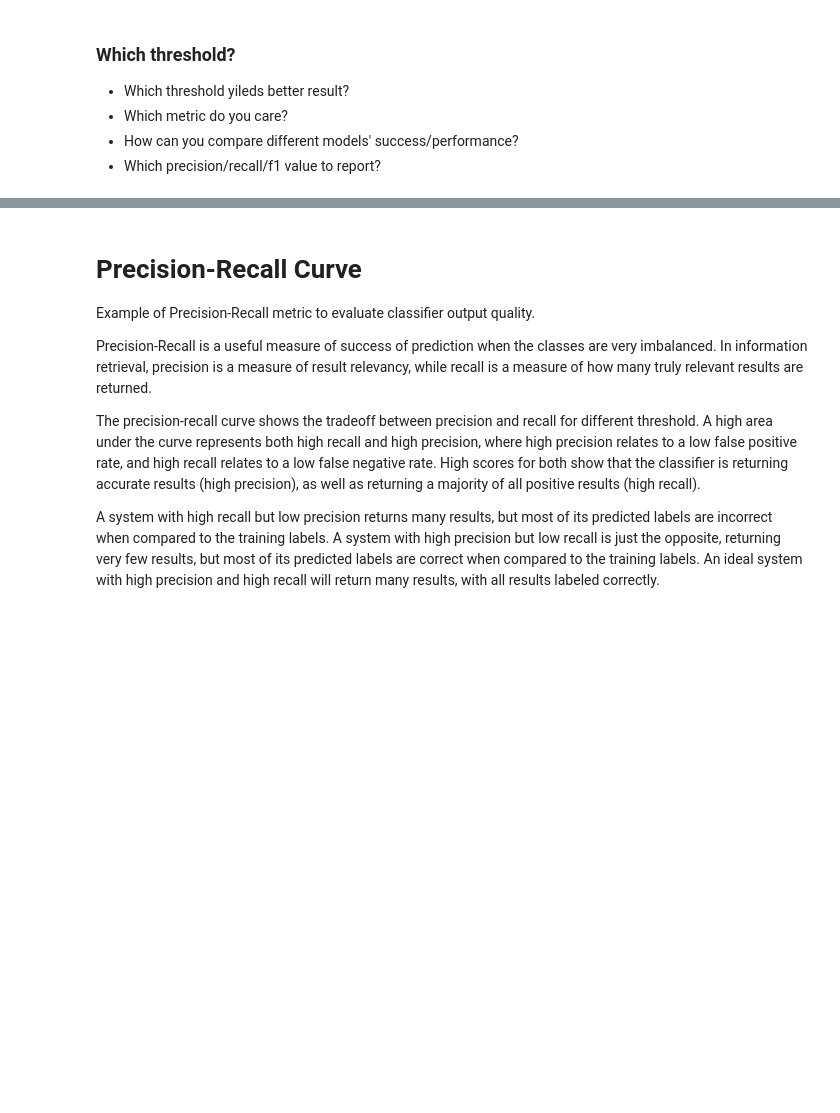
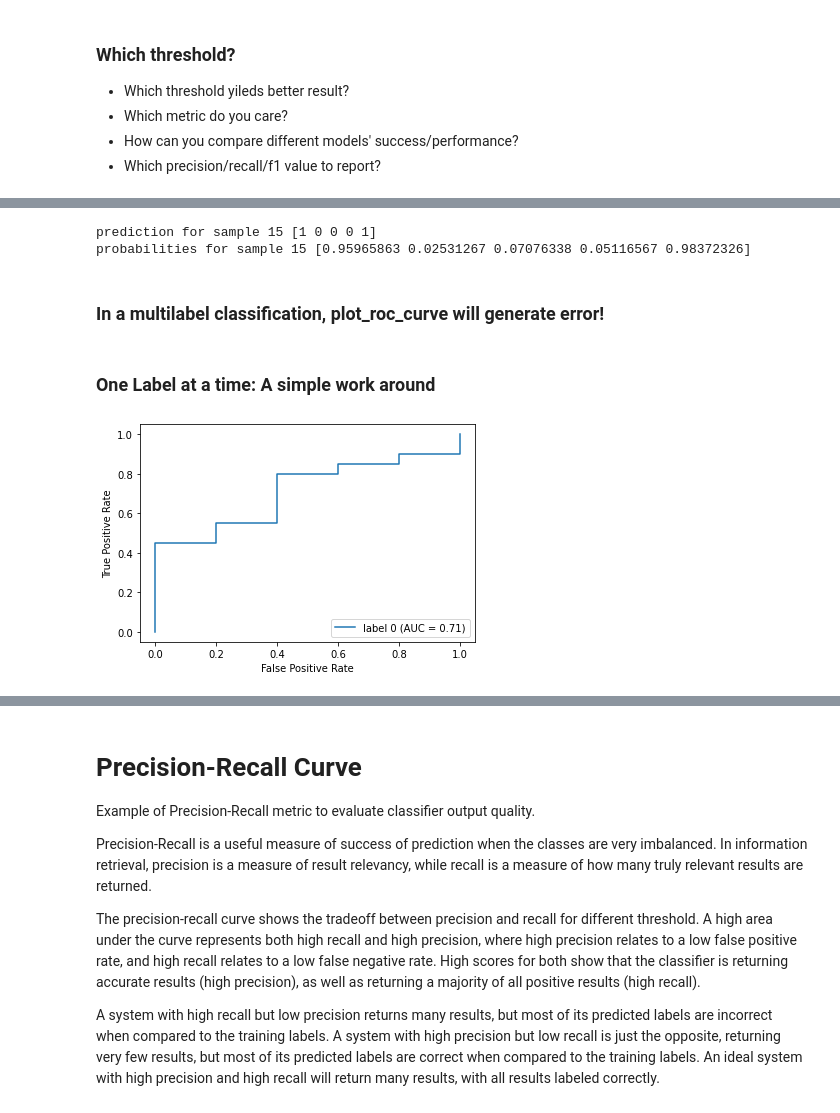
Before and after one commit to kmkarakaya/Deep-Learning-Tutorials, a Jupyter notebook: Multi_Label_Model_Evaulation.ipynb, the cells around one changed output, grey strips where cells are left out. Drawn from its saved outputs; the diff is of its cells as text; code cells hidden in the pictures; blank space fills up the shorter version.

```diff
--- a/Multi_Label_Model_Evaulation.ipynb
+++ b/Multi_Label_Model_Evaulation.ipynb
@@ -577,0 +725,3 @@ weighted avg       0.67      0.50      0.56         6
+# %%
+clf = OneVsRestClassifier(LogisticRegression(random_state=0))
+clf.fit(X_train, y_train)
@@ -577,0 +744,9 @@ weighted avg       0.67      0.50      0.56         6
+# %%
+sample=15
+print("prediction for sample {} {}".format(sample, preds[sample]))
+print("probabilities for sample {} {}".format(sample, scores[sample]))
+# %% [output]
+prediction for sample 15 [1 0 0 0 1]
+probabilities for sample 15 [0.95965863 0.02531267 0.07076338 0.05116567 0.98372326]
+# %% [markdown]
+### In a multilabel classification, plot_roc_curve will generate error!
@@ -577,0 +756,9 @@ weighted avg       0.67      0.50      0.56         6
+# %% [markdown]
+### One Label at a time: A simple work around
+# %%
+clf = LogisticRegression(random_state=0)
+clf.fit(X_train, y_train[:,0])
+label_0= plot_roc_curve(clf, X_test, y_test[:,0], name= 'label 0',)
+plt.show()
+# %% [output]
+[figure, added]
```
Also changed, not shown: parts of 35 cells of this notebook.
